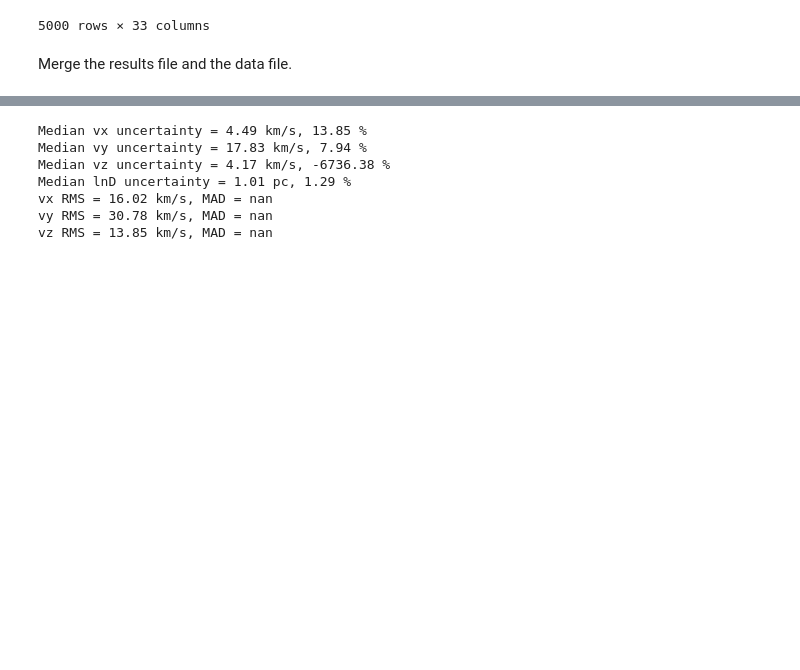
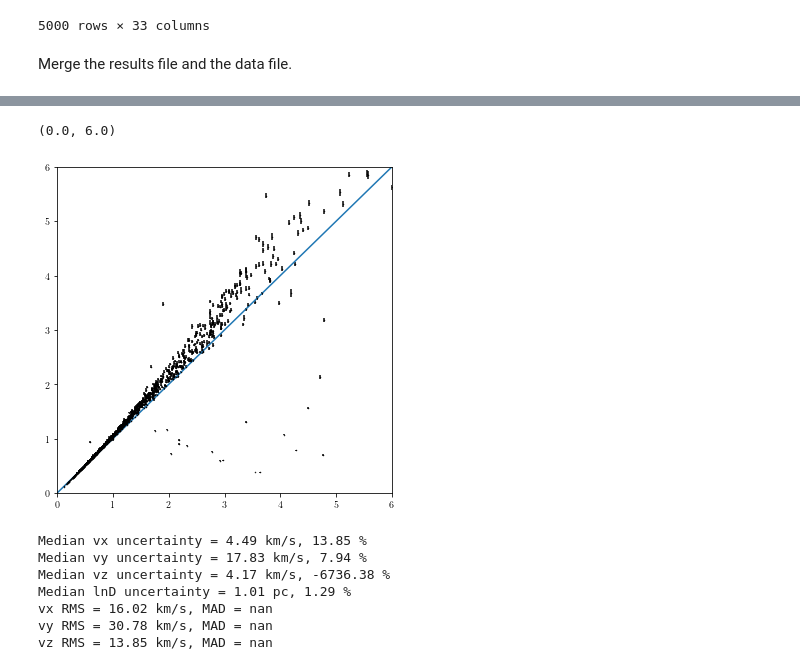
Before and after one commit to RuthAngus/kepler_kinematics, a Jupyter notebook: notebooks/Plot_residuals.ipynb, the cells around one changed output, grey strips where cells are left out. Drawn from its saved outputs; the diff is of its cells as text; code cells hidden in the pictures; blank space fills up the shorter version.

```diff
--- a/notebooks/Plot_residuals.ipynb
+++ b/notebooks/Plot_residuals.ipynb
@@ -163,3 +171,16 @@ typical vz uncertainty =  4.166701705668172 1.188360099208196
+# %%
+plt.figure(figsize=(6, 6))
+# plt.plot(1./adf.parallax.values[m], np.exp(adf.lndistance_random.values[m]), "k.", ms=1)
+plt.errorbar(adf.r_med_photogeo.values[m]*1e-3, np.exp(adf.lndistance_random.values[m]),
+             yerr=adf.lndistance_inferred_err.values[m], fmt="k.", ms=1)
+
+xs = np.linspace(0, 10, 100)
+plt.plot(xs, xs)
+plt.xlim(0, 6)
+plt.ylim(0, 6)
+# %% [output]
+(0.0, 6.0)
+[figure, added]
 # %%
 print(f"Median vx uncertainty = {np.median(adf.vx_inferred_err):.2f} km/s, {np.median(adf.vx_inferred_err)/np.median(adf.vx_inferred)*100:.2f} %")
 print(f"Median vy uncertainty = {np.median(adf.vy_inferred_err):.2f} km/s, {np.median(adf.vy_inferred_err)/np.median(adf.vy_inferred)*100:.2f} %")
```
Also changed, not shown: parts of 3 cells of this notebook, 3 other files.
